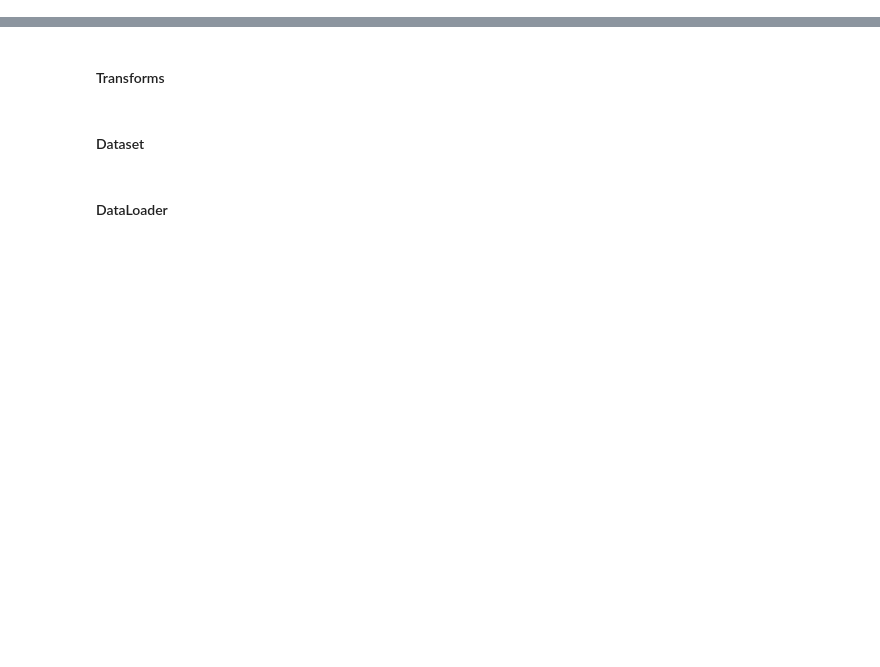
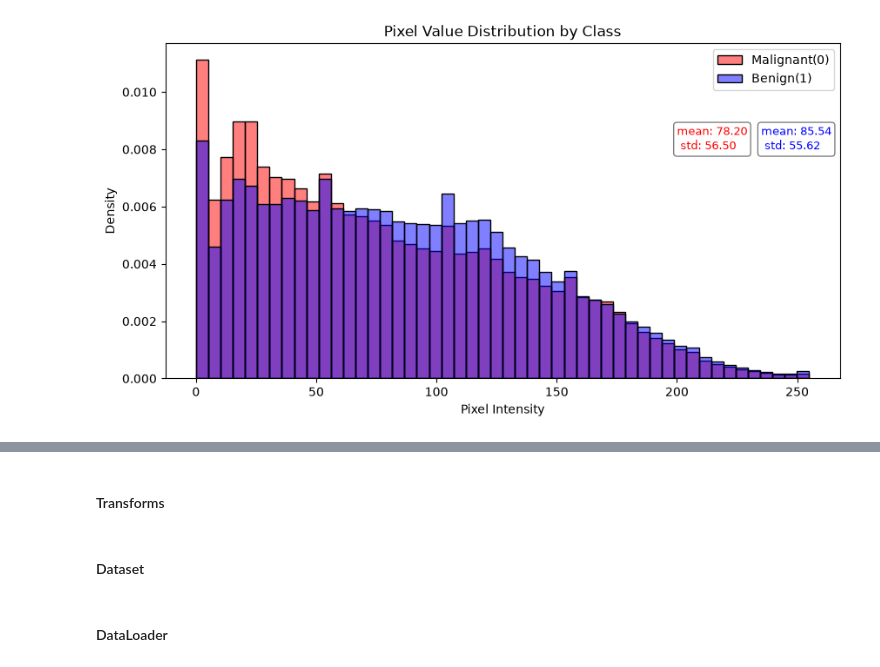
Before and after one commit to leejsya/BreastMNIST, a Jupyter notebook: BreastMNIST_Classification.ipynb, the cells around one changed output, grey strips where cells are left out. Drawn from its saved outputs; the diff is of its cells as text; code cells hidden in the pictures; blank space fills up the shorter version.

```diff
--- a/BreastMNIST_Classification.ipynb
+++ b/BreastMNIST_Classification.ipynb
@@ -47,0 +71,48 @@ mean:0.328, std:0.219
+# %%
+import seaborn as sns
+
+# 라벨이 0인 이미지의 모든 픽셀값 리스트
+pixels_0 = imgs_0.flatten()
+# 라벨이 1인 이미지의 모든 픽셀값 리스트
+pixels_1 = imgs_1.flatten()
+
+# 라벨이 0인 이미지들의 픽셀값 분포
+plt.figure(figsize=(10, 5))
+sns.histplot(
+    pixels_0,
+    color='red',
+    label='Malignant(0)',
+    stat='density',
+    common_norm=False,
+    bins=50,
+    alpha=0.5
+)
+# 라벨이 1인 이미지들의 픽셀값 분포
+sns.histplot(
+    pixels_1,
+    color='blue',
+    label='Benign(1)',
+    stat='density',
+    common_norm=False,
+    bins=50,
+    alpha=0.5
+)
+plt.title("Pixel Value Distribution by Class")
+plt.xlabel("Pixel Intensity")
+plt.ylabel("Density")
+plt.legend()
+plt.text(
+    x=200, y=0.008,
+    s=f"mean: {imgs_0.mean():.2f}\n std: {imgs_0.std():.2f}",
+    fontsize=9, color='red',
+    bbox=dict(boxstyle='round,pad=0.3', facecolor='white', alpha=0.5)
+)
+plt.text(
+    x=235, y=0.008,
+    s=f"mean: {imgs_1.mean():.2f}\n std: {imgs_1.std():.2f}",
+    fontsize=9, color='blue',
+    bbox=dict(boxstyle='round,pad=0.3', facecolor='white', alpha=0.5)
+)
+plt.show()
+# %% [output]
+[figure, added]
```
Also changed, not shown: parts of 55 cells of this notebook.
